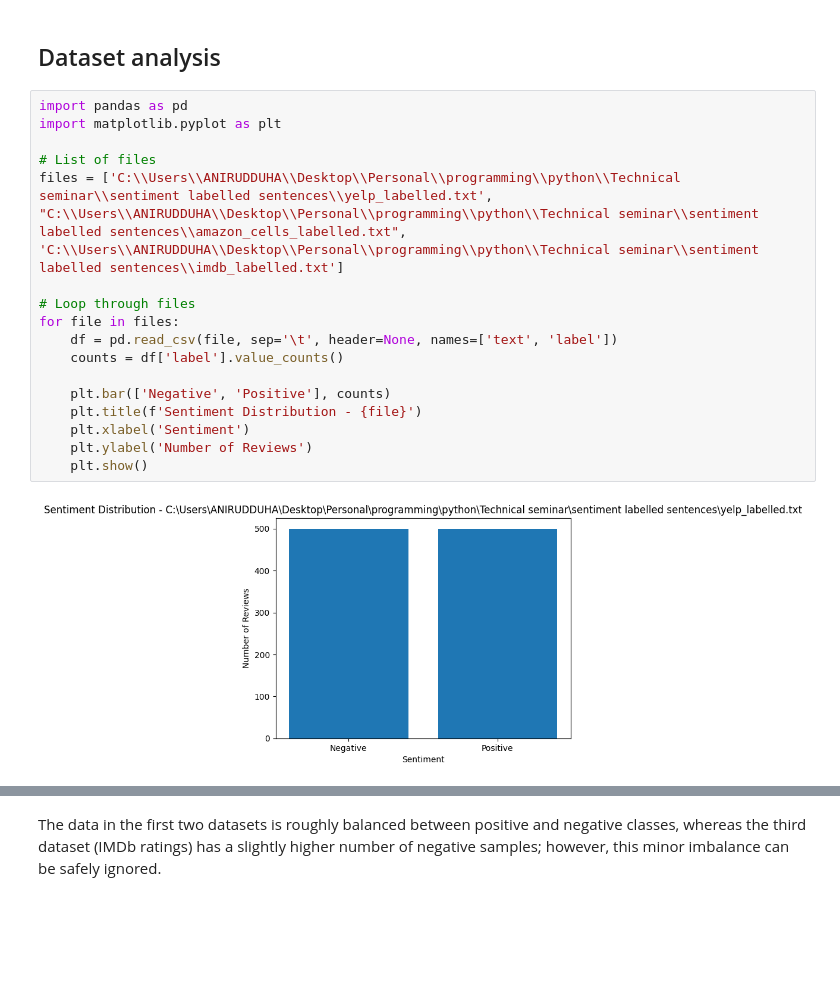
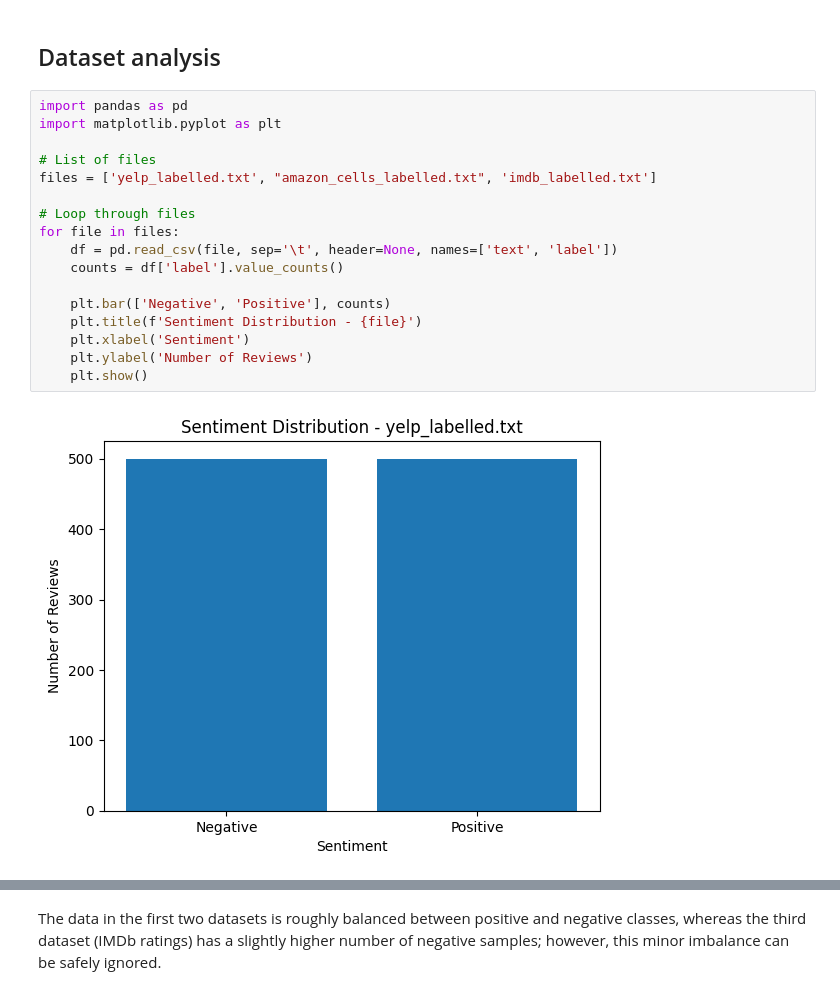
Before and after one commit to Tech-Seminar-Sentiment-Analysis/Technical-seminar, a Jupyter notebook: notebooks/annie.ipynb, the cells around one changed output, grey strips where cells are left out. Cells and saved outputs as stored; diff of their text form; blank space fills up the shorter version.

```diff
--- a/notebooks/annie.ipynb
+++ b/notebooks/annie.ipynb
@@ -31,19 +46,19 @@ Models experimented :
 # %%
 import pandas as pd
 import matplotlib.pyplot as plt
 
 # List of files
-files = ['C:\\Users\\ANIRUDDUHA\\Desktop\\Personal\\programming\\python\\Technical seminar\\sentiment labelled sentences\\yelp_labelled.txt', "C:\\Users\\ANIRUDDUHA\\Desktop\\Personal\\programming\\python\\Technical seminar\\sentiment labelled sentences\\amazon_cells_labelled.txt", 'C:\\Users\\ANIRUDDUHA\\Desktop\\Personal\\programming\\python\\Technical seminar\\sentiment labelled sentences\\imdb_labelled.txt']
+files = ['yelp_labelled.txt', "amazon_cells_labelled.txt", 'imdb_labelled.txt']
 
 # Loop through files
 for file in files:
     df = pd.read_csv(file, sep='\t', header=None, names=['text', 'label'])
     counts = df['label'].value_counts()
 
     plt.bar(['Negative', 'Positive'], counts)
     plt.title(f'Sentiment Distribution - {file}')
     plt.xlabel('Sentiment')
     plt.ylabel('Number of Reviews')
     plt.show()
 # %% [output]
-[figure, old version]
+[figure, new version]
```
Also changed, not shown: parts of 5 cells of this notebook.
